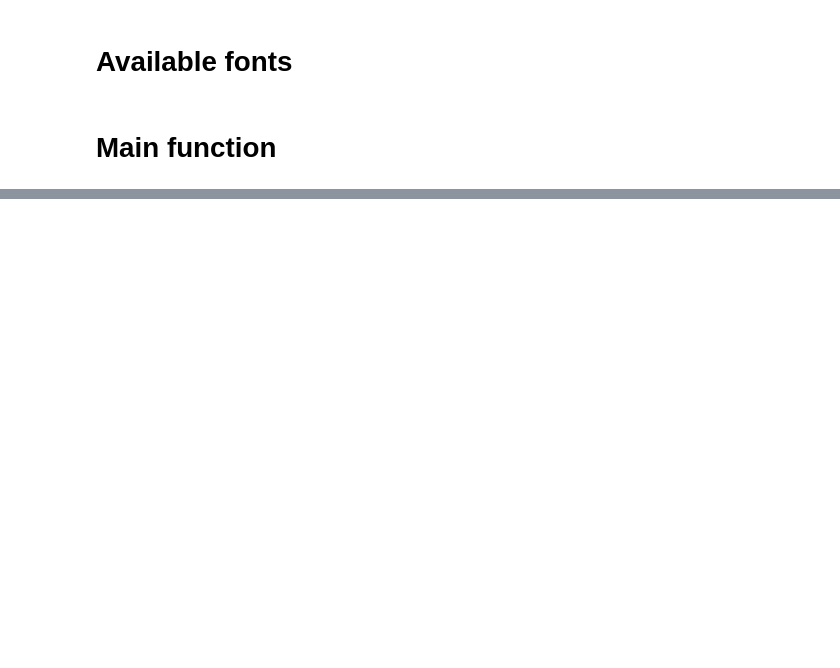
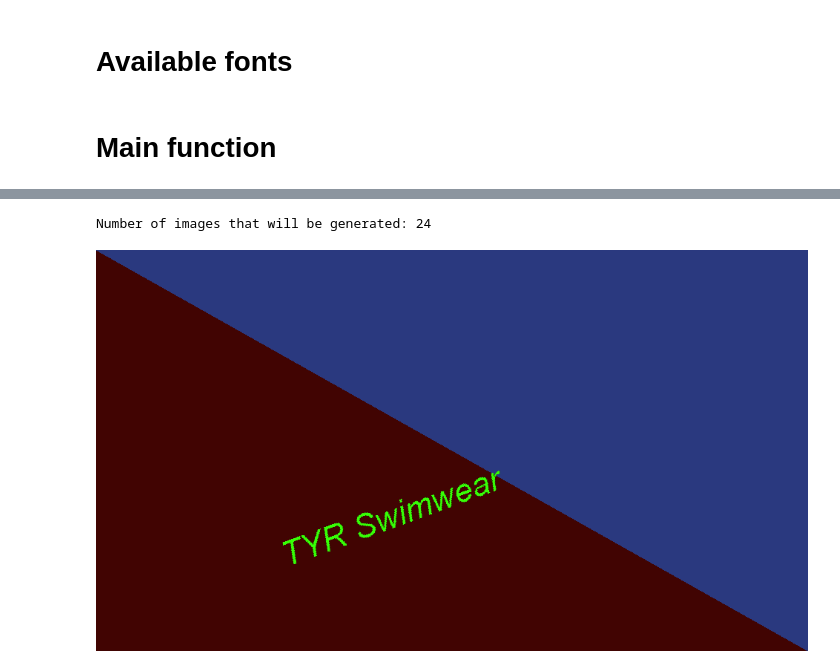
Before and after one commit to grandel/text-on-image-generator, a Jupyter notebook: Generator.ipynb, the cells around one changed output, grey strips where cells are left out. Saved outputs shown, nothing was run; the diff lists cells and outputs as text; code cells hidden in the pictures; blank space fills up the shorter version.

```diff
--- a/Generator.ipynb
+++ b/Generator.ipynb
@@ -203,0 +415,12 @@ generateImagesText(backgroundFunctions, fontsList, res_1080p, splitIntoFolders=T
+# %%
+#Just for information purposes
+n = len(backgroundFunctions) * len(fontsList) * len(resList) * len(fontSizeList) * repetition
+print("Number of images that will be generated: " + str(n))
+# %% [output]
+Number of images that will be generated: 24
+# %%
+img = Image.open('images/bgContrast_1.028224047291344_txtToBg1_12.342844143240232_txtToBg2_12.342844143240232_c1_410402_c2_410402_tc_37fe07_45pt-960x540-21.png')
+# %%
+img
+# %% [output]
+[figure, added]
```
Also changed, not shown: parts of 53 cells of this notebook, 1 other file.
